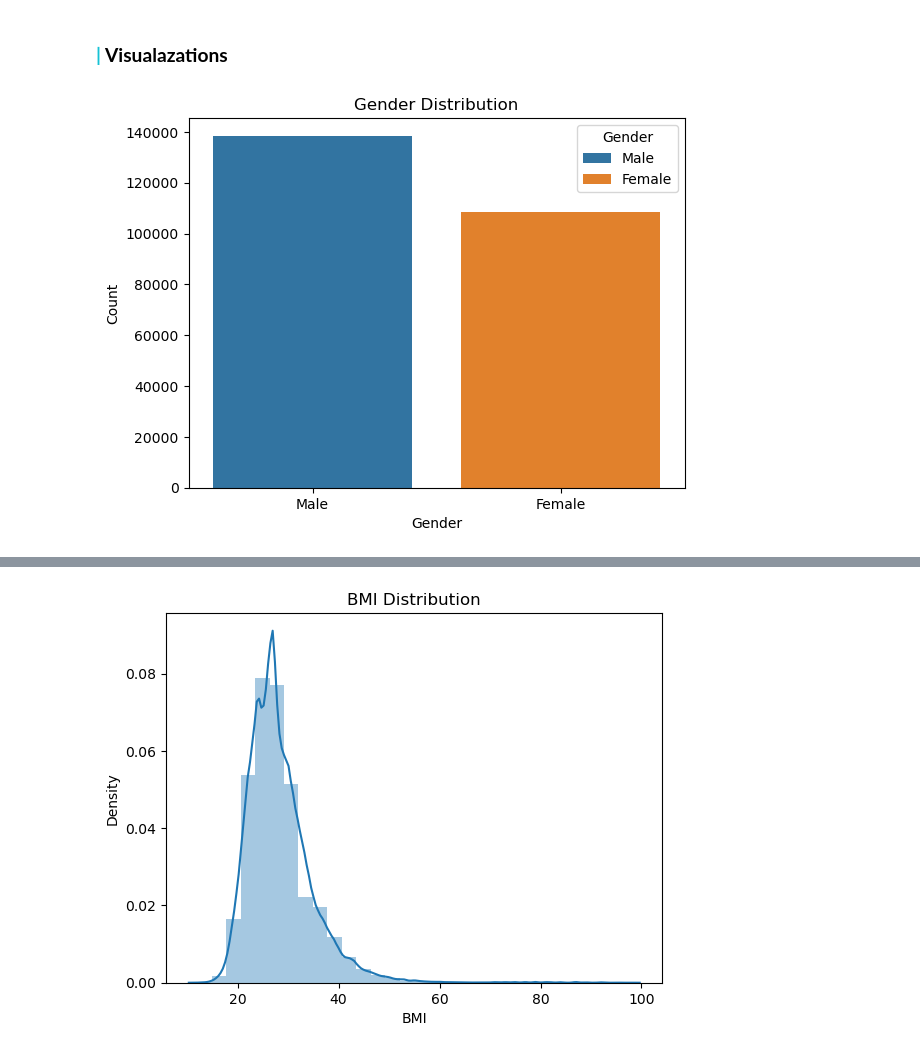
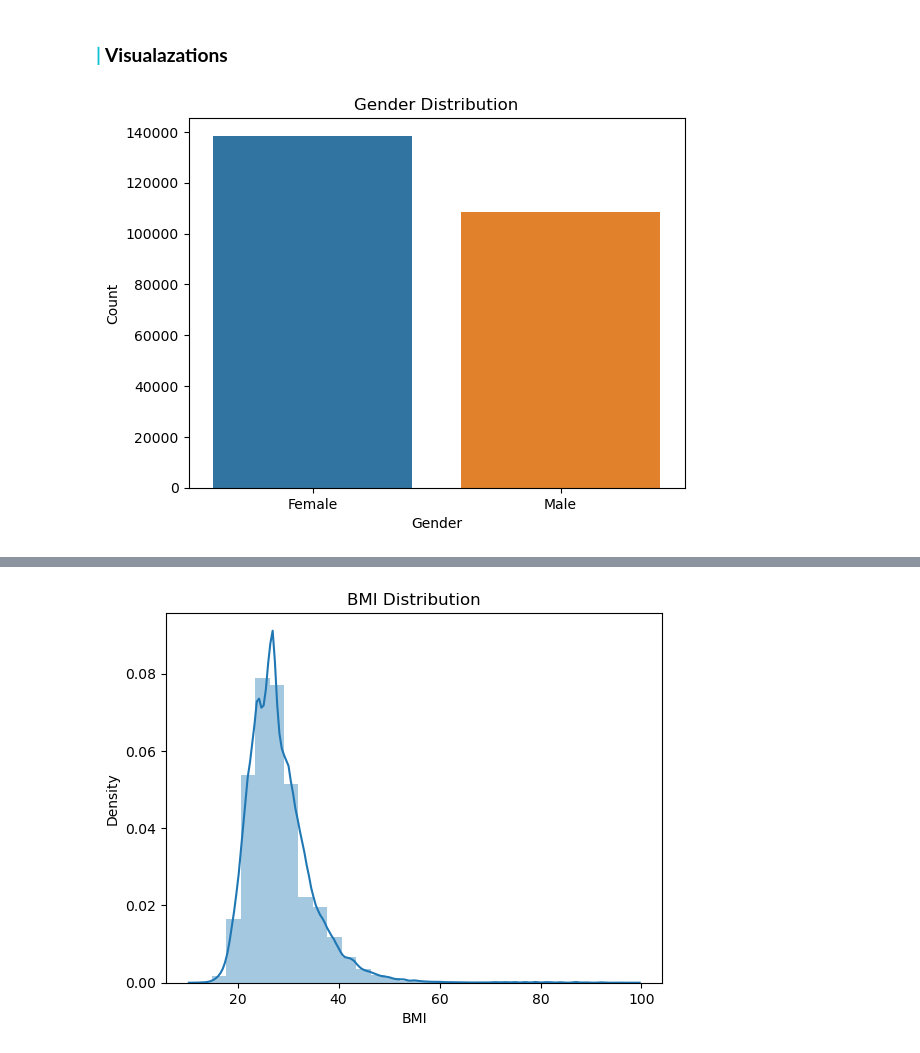
Before and after one commit to mdipinto1/m.c-squared-2, a Jupyter notebook: CRK Visualizations.ipynb, the cells around one changed output, grey strips where cells are left out. Saved outputs shown, nothing was run; the diff lists cells and outputs as text; code cells hidden in the pictures.

```diff
--- a/CRK Visualizations.ipynb
+++ b/CRK Visualizations.ipynb
@@ -15,7 +15,7 @@ pd.options.display.float_format = "{:.2f}".format
 # %% [markdown]
 ### <b><span style='color:#16C2D5'>|</span> Input the data</b>
 # %%
-df = pd.read_csv("CUSTOM__BINARY_diabetes_012_health_indicators_BRFSS2015 copy.csv")
+df = pd.read_csv("Data/CUSTOM__BINARY_diabetes_012_health_indicators_BRFSS2015.csv")
 # %%
 df.head()
 # %% [output]
@@ -42,23 +46,23 @@ df = df[df['Sex'] != 'Other']
 # %%
 #Bar plot for gender
 # import seaborn as sns
 # import matplotlib.pyplot as plt
 
 # Map numeric values to descriptive labels for the purpose of plotting
-df['Gender'] = df['Sex'].map({0: 'Male', 1: 'Female'})
+df['Gender'] = df['Sex'].map({0: 'Female', 1: 'Male'})
 
 # Plot using 'Gender' for both x and hue; this will automatically generate a legend
 sns.countplot(x='Gender', hue='Gender', data=df, dodge=False)  # `dodge=False` to avoid separating the bars
 
 # Customize the legend
-plt.legend(title='Gender')
+plt.legend().remove()
 
 plt.title('Gender Distribution')
 plt.xlabel('Gender')  # Optionally adjust the label if needed
 plt.ylabel('Count')   # Optionally adjust the label if needed
 plt.show()
 # %% [output]
-[figure, old version]
+[figure, new version]
 # %%
 #Bar plot for Smoker
 
```
Also changed, not shown: parts of 9 cells of this notebook.
